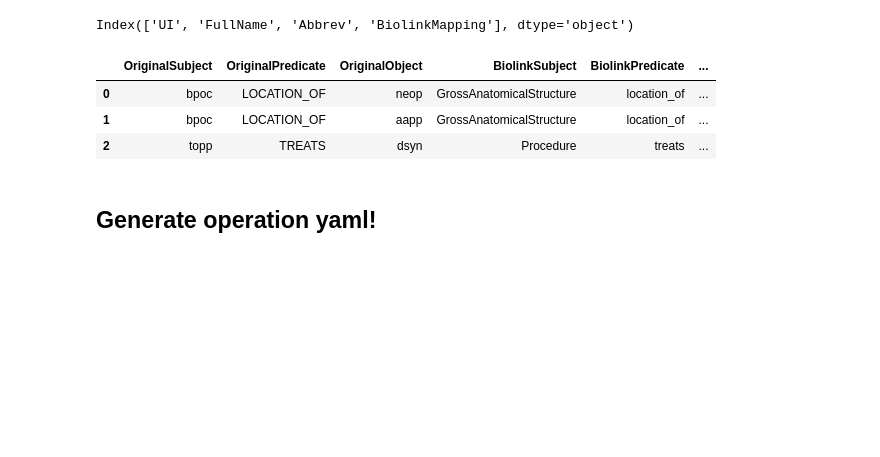
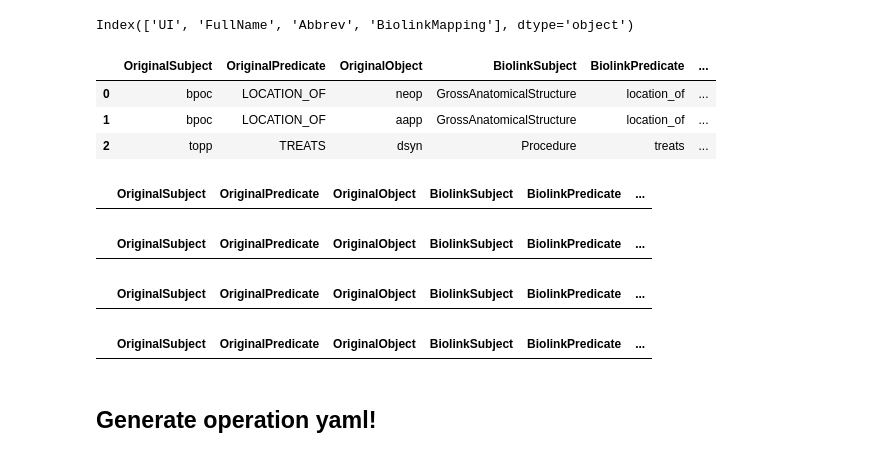
Before and after one commit to NCATS-Tangerine/translator-api-registry, a Jupyter notebook: semmeddb/AutoGen_SEMMEDDB.ipynb, the cells around one changed output. Drawn from its saved outputs; the diff is of its cells as text; code cells hidden in the pictures; blank space fills up the shorter version.

```diff
--- a/semmeddb/AutoGen_SEMMEDDB.ipynb
+++ b/semmeddb/AutoGen_SEMMEDDB.ipynb
@@ -947,6 +982,17 @@ filtered_combos[0:3]
 | 0 | bpoc | LOCATION_OF | neop | GrossAnatomicalStructure | location_of | ... |
 | 1 | bpoc | LOCATION_OF | aapp | GrossAnatomicalStructure | location_of | ... |
 | 2 | topp | TREATS | dsyn | Procedure | treats | ... |
+# %%
+## check to make sure everything is mapped to Biolink successfully
+filtered_combos[filtered_combos['BiolinkSubject'].isna()]
+filtered_combos[filtered_combos['BiolinkPredicate'].isna()]
+filtered_combos[filtered_combos['BiolinkInversePred'].isna()]
+filtered_combos[filtered_combos['BiolinkObject'].isna()]
+# %% [output]
+|  | OriginalSubject | OriginalPredicate | OriginalObject | BiolinkSubject | BiolinkPredicate | ... |
+|  | OriginalSubject | OriginalPredicate | OriginalObject | BiolinkSubject | BiolinkPredicate | ... |
+|  | OriginalSubject | OriginalPredicate | OriginalObject | BiolinkSubject | BiolinkPredicate | ... |
+|  | OriginalSubject | OriginalPredicate | OriginalObject | BiolinkSubject | BiolinkPredicate | ... |
 # %% [markdown]
 ## Generate operation yaml!
 # %% [markdown]
```
Also changed, not shown: parts of 21 cells of this notebook, 5 other files.
